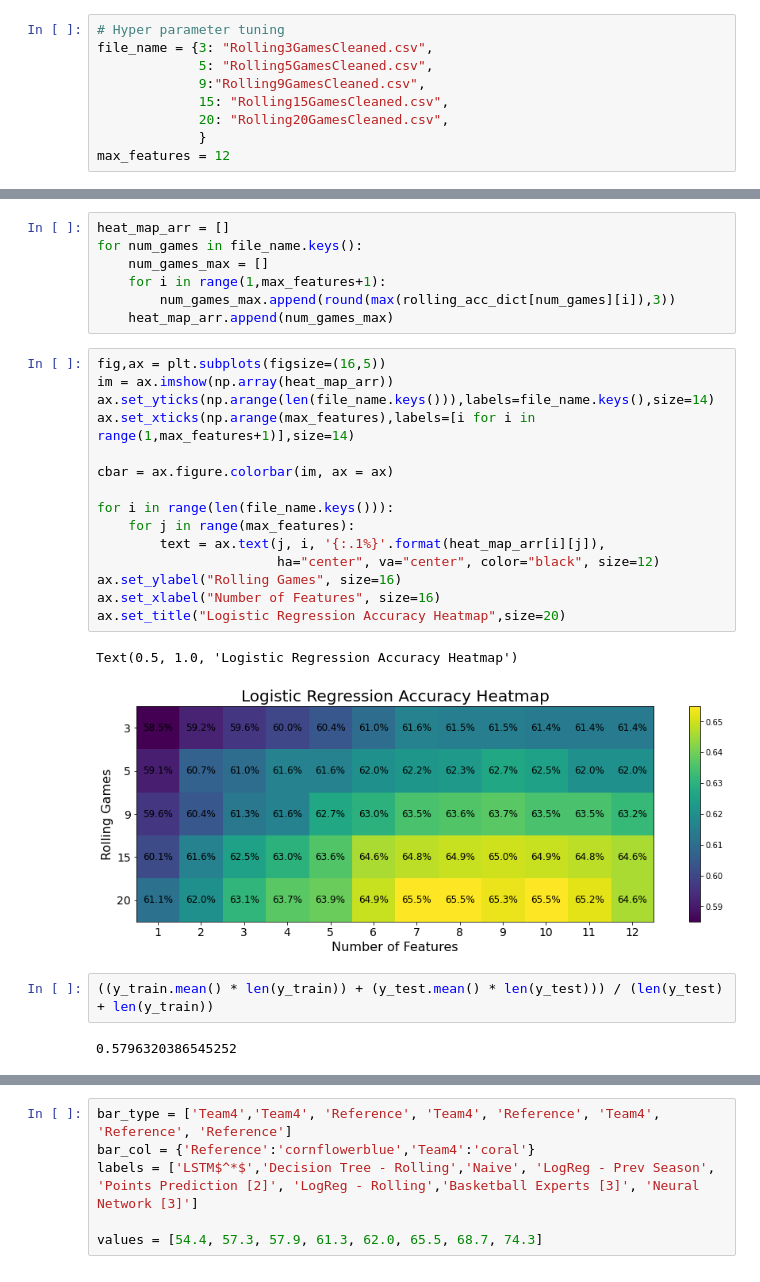
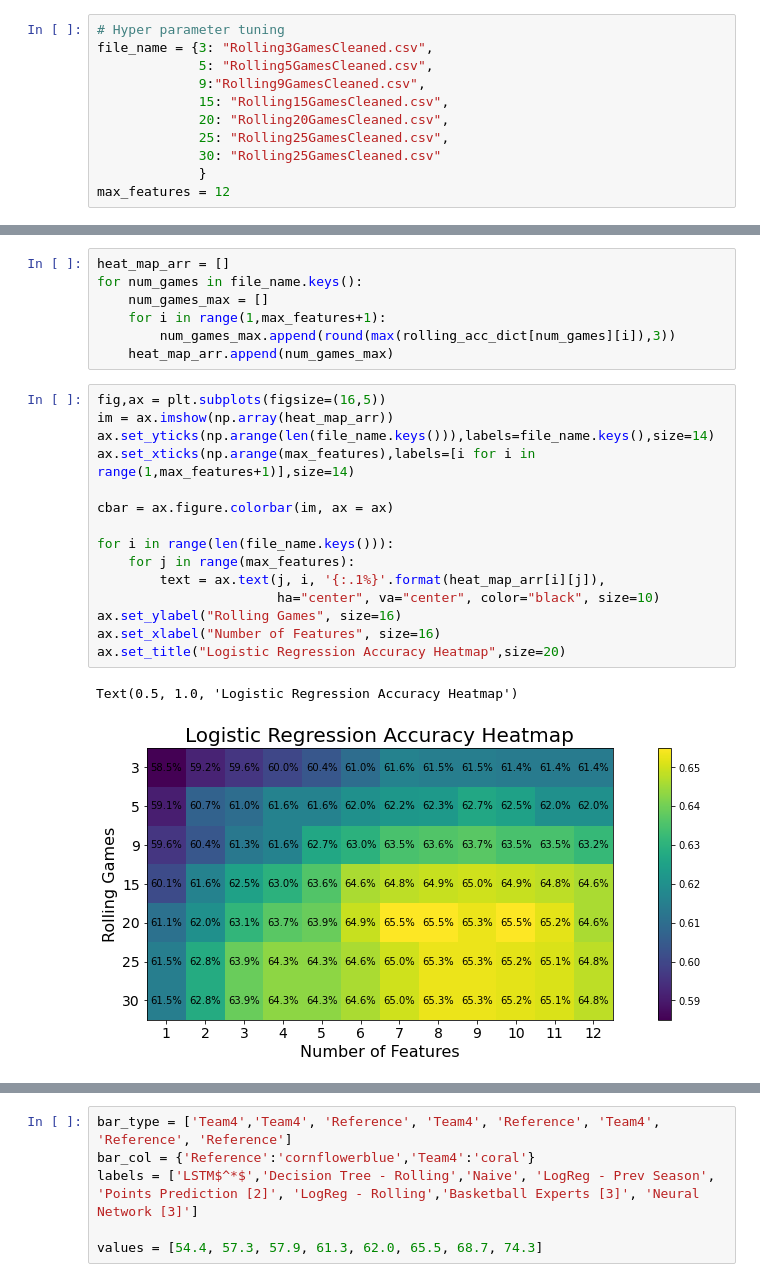
Before and after one commit to Tjrichards1300/NBAPredictions, a Jupyter notebook: code/Models/LogisticRegression.ipynb, the cells around one changed output, grey strips where cells are left out. Saved outputs shown, nothing was run; the diff lists cells and outputs as text.

```diff
--- a/code/Models/LogisticRegression.ipynb
+++ b/code/Models/LogisticRegression.ipynb
@@ -15,6 +15,8 @@ file_name = {3: "Rolling3GamesCleaned.csv",
              9:"Rolling9GamesCleaned.csv",
              15: "Rolling15GamesCleaned.csv",
              20: "Rolling20GamesCleaned.csv",
+             25: "Rolling25GamesCleaned.csv",
+             30: "Rolling25GamesCleaned.csv"
              }
 max_features = 12
 # %%
@@ -130,22 +136,18 @@ for num_games in file_name.keys():
 # %%
 fig,ax = plt.subplots(figsize=(16,5))
 im = ax.imshow(np.array(heat_map_arr))
 ax.set_yticks(np.arange(len(file_name.keys())),labels=file_name.keys(),size=14)
 ax.set_xticks(np.arange(max_features),labels=[i for i in range(1,max_features+1)],size=14)
 
 cbar = ax.figure.colorbar(im, ax = ax)
 
 for i in range(len(file_name.keys())):
     for j in range(max_features):
         text = ax.text(j, i, '{:.1%}'.format(heat_map_arr[i][j]),
-                       ha="center", va="center", color="black", size=12)
+                       ha="center", va="center", color="black", size=10)
 ax.set_ylabel("Rolling Games", size=16)
 ax.set_xlabel("Number of Features", size=16)
 ax.set_title("Logistic Regression Accuracy Heatmap",size=20)
 # %% [output]
 Text(0.5, 1.0, 'Logistic Regression Accuracy Heatmap')
-[figure, old version]
+[figure, new version]
-# %%
-((y_train.mean() * len(y_train)) + (y_test.mean() * len(y_test))) / (len(y_test) + len(y_train))
-# %% [output]
-0.5796320386545252
```
Also changed, not shown: parts of 4 cells of this notebook, 3 other files.
